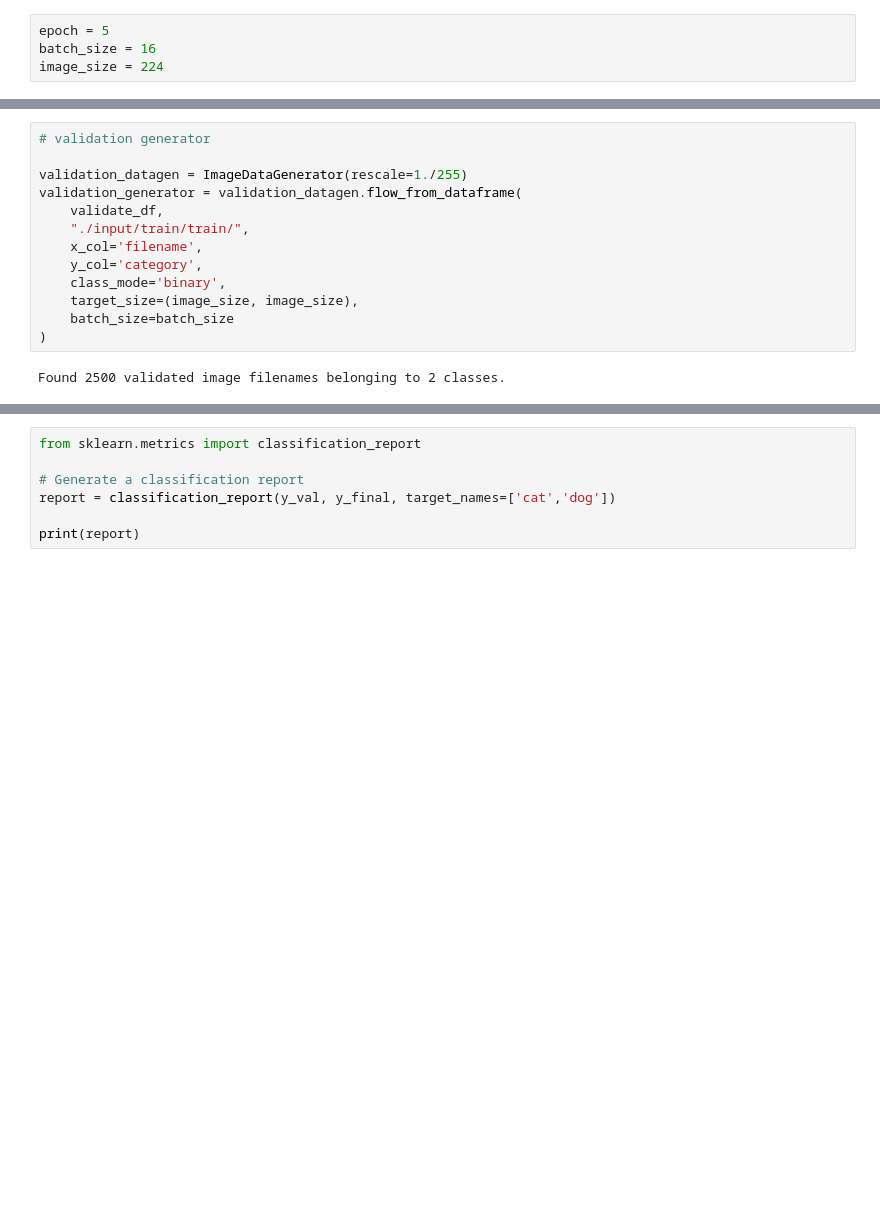
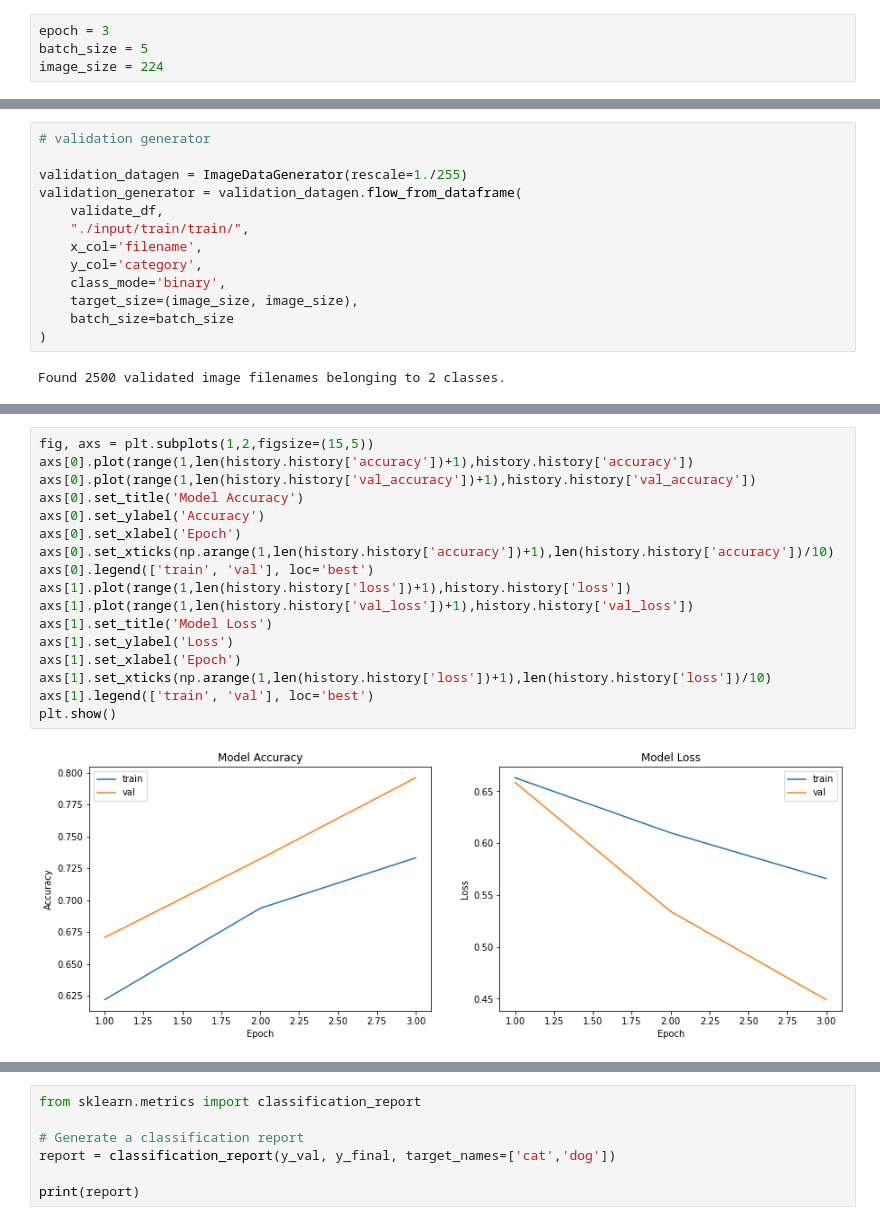
Before and after one commit to yimethan/computer_vision_study, a Jupyter notebook: week13_14/vgg16_tf.ipynb, the cells around one changed output, grey strips where cells are left out. Cells and saved outputs as stored; diff of their text form; blank space fills up the shorter version.

```diff
--- a/week13_14/vgg16_tf.ipynb
+++ b/week13_14/vgg16_tf.ipynb
@@ -54,8 +51,8 @@ print(os.listdir("./input"))
 # %% [output]
 ['sampleSubmission.csv', 'test1', 'train']
 # %%
-epoch = 5
-batch_size = 16
+epoch = 3
+batch_size = 5
 image_size = 224
 # %%
 #load data
@@ -283 +304,20 @@ print('test loss: %f  test acc: %f' %(acc, loss))
+# %%
+fig, axs = plt.subplots(1,2,figsize=(15,5))
+axs[0].plot(range(1,len(history.history['accuracy'])+1),history.history['accuracy'])
+axs[0].plot(range(1,len(history.history['val_accuracy'])+1),history.history['val_accuracy'])
+axs[0].set_title('Model Accuracy')
+axs[0].set_ylabel('Accuracy')
+axs[0].set_xlabel('Epoch')
+axs[0].set_xticks(np.arange(1,len(history.history['accuracy'])+1),len(history.history['accuracy'])/10)
+axs[0].legend(['train', 'val'], loc='best')
+axs[1].plot(range(1,len(history.history['loss'])+1),history.history['loss'])
+axs[1].plot(range(1,len(history.history['val_loss'])+1),history.history['val_loss'])
+axs[1].set_title('Model Loss')
+axs[1].set_ylabel('Loss')
+axs[1].set_xlabel('Epoch')
+axs[1].set_xticks(np.arange(1,len(history.history['loss'])+1),len(history.history['loss'])/10)
+axs[1].legend(['train', 'val'], loc='best')
+plt.show()
+# %% [output]
+[figure, added]
 # %%
```
Also changed, not shown: parts of 12 cells of this notebook.
